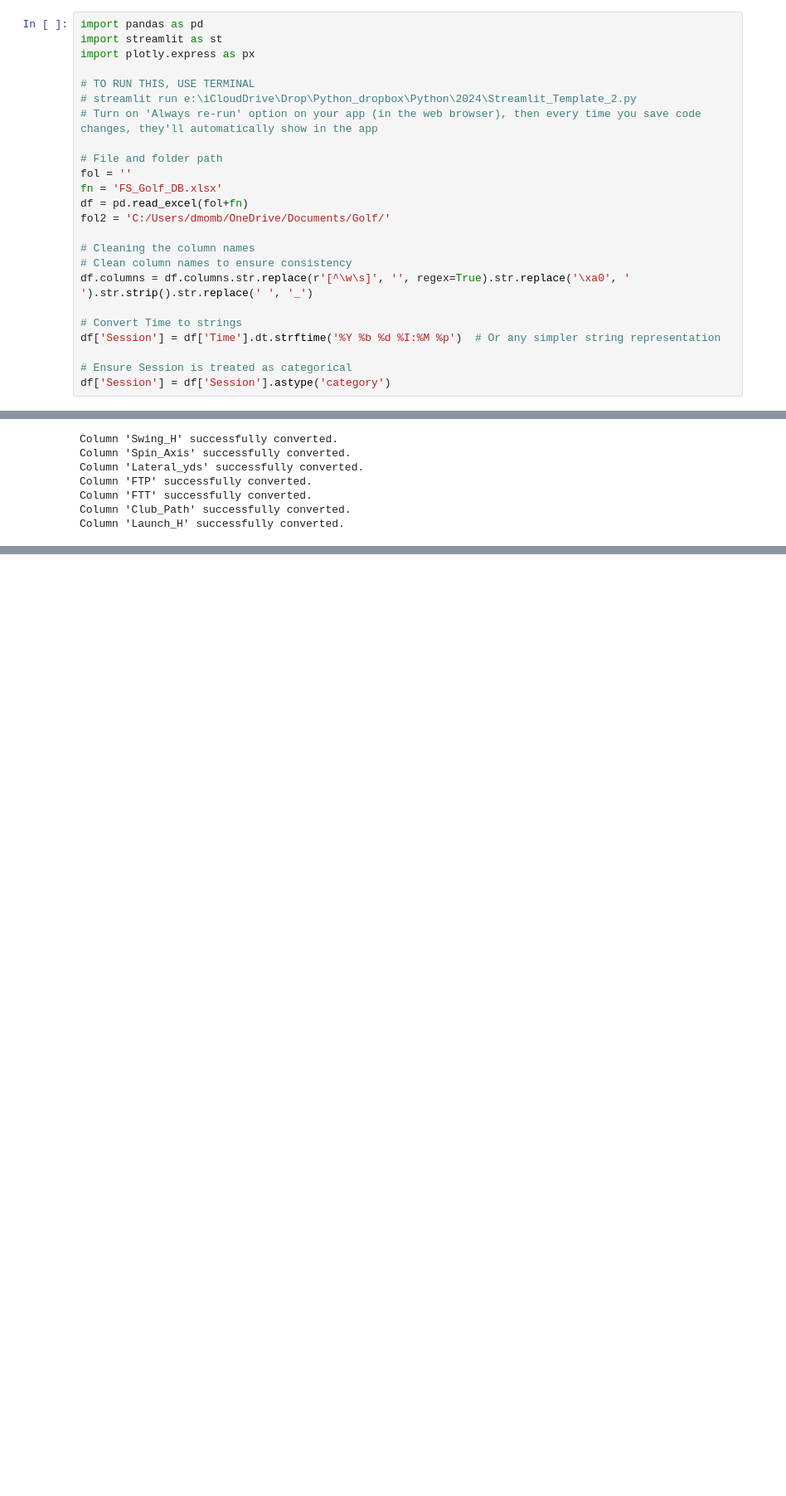
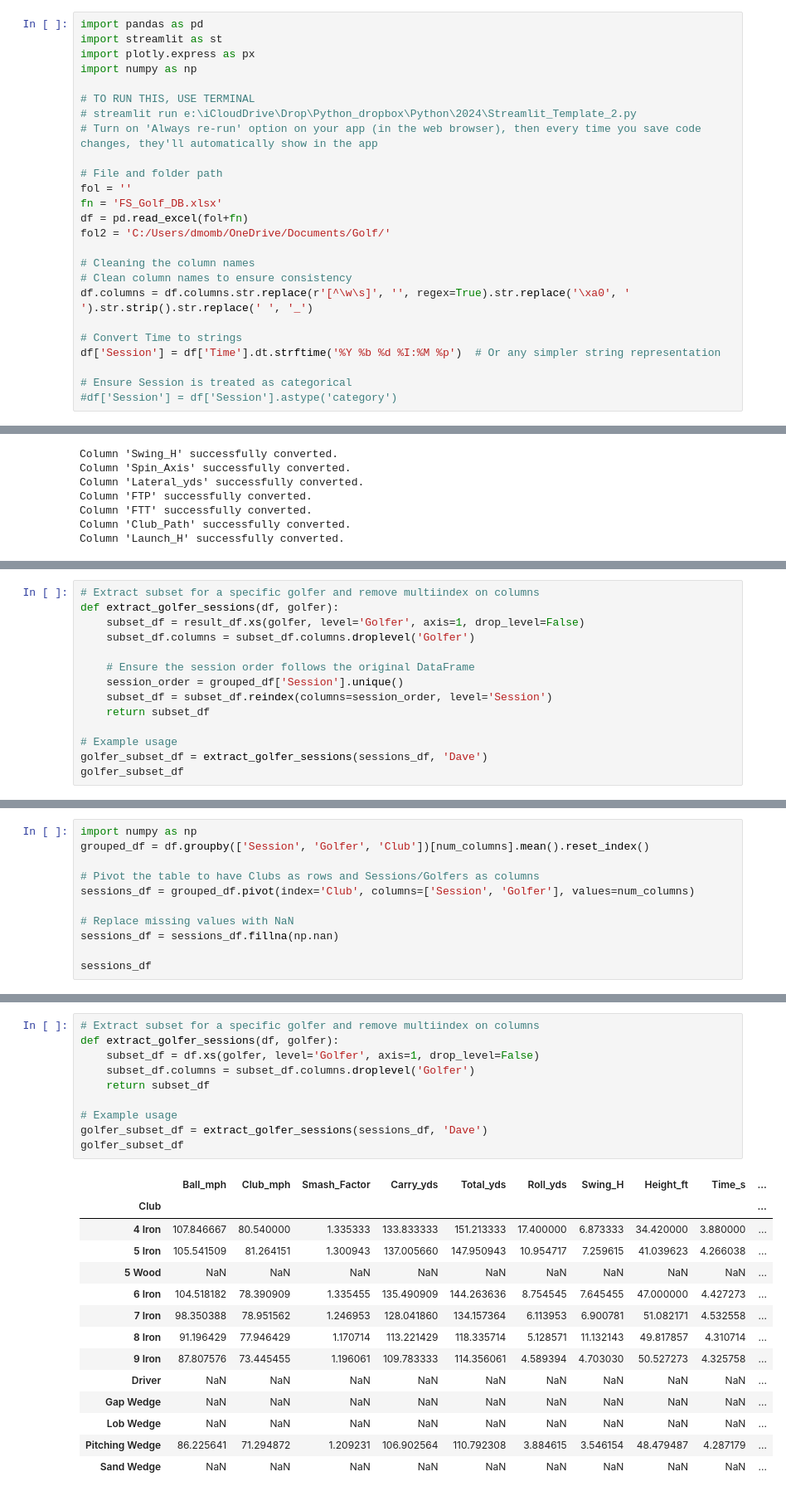
Before and after one commit to dmombo/GolfStats, a Jupyter notebook: Golf test2.ipynb, the cells around one changed output, grey strips where cells are left out. Shown: that part at 83% size. Saved outputs shown, nothing was run; the diff lists cells and outputs as text; blank space fills up the shorter version.

```diff
--- a/Golf test2.ipynb
+++ b/Golf test2.ipynb
@@ -2,6 +2,7 @@
 import pandas as pd
 import streamlit as st
 import plotly.express as px
+import numpy as np
 
 # TO RUN THIS, USE TERMINAL
 # streamlit run e:\iCloudDrive\Drop\Python_dropbox\Python\2024\Streamlit_Template_2.py
@@ -21,7 +22,7 @@ df.columns = df.columns.str.replace(r'[^\w\s]', '', regex=True).str.replace('\xa
 df['Session'] = df['Time'].dt.strftime('%Y %b %d %I:%M %p')  # Or any simpler string representation
 
 # Ensure Session is treated as categorical
-df['Session'] = df['Session'].astype('category')
+#df['Session'] = df['Session'].astype('category')
 # %%
 df.columns
 # %% [output]
@@ -77,0 +316,14 @@ Column 'Launch_H' successfully converted.
+# %%
+# Extract subset for a specific golfer and remove multiindex on columns
+def extract_golfer_sessions(df, golfer):
+    subset_df = result_df.xs(golfer, level='Golfer', axis=1, drop_level=False)
+    subset_df.columns = subset_df.columns.droplevel('Golfer')
+
+    # Ensure the session order follows the original DataFrame
+    session_order = grouped_df['Session'].unique()
+    subset_df = subset_df.reindex(columns=session_order, level='Session')
+    return subset_df
+
+# Example usage
+golfer_subset_df = extract_golfer_sessions(sessions_df, 'Dave')
+golfer_subset_df
@@ -77,0 +382,11 @@ Column 'Launch_H' successfully converted.
+# %%
+import numpy as np
+grouped_df = df.groupby(['Session', 'Golfer', 'Club'])[num_columns].mean().reset_index()
+
+# Pivot the table to have Clubs as rows and Sessions/Golfers as columns
+sessions_df = grouped_df.pivot(index='Club', columns=['Session', 'Golfer'], values=num_columns)
+
+# Replace missing values with NaN
+sessions_df = sessions_df.fillna(np.nan)
+
+sessions_df
@@ -77,0 +438,25 @@ Column 'Launch_H' successfully converted.
+# %%
+# Extract subset for a specific golfer and remove multiindex on columns
+def extract_golfer_sessions(df, golfer):
+    subset_df = df.xs(golfer, level='Golfer', axis=1, drop_level=False)
+    subset_df.columns = subset_df.columns.droplevel('Golfer')
+    return subset_df
+
+# Example usage
+golfer_subset_df = extract_golfer_sessions(sessions_df, 'Dave')
+golfer_subset_df
+# %% [output]
+|  | Ball_mph | Club_mph | Smash_Factor | Carry_yds | Total_yds | Roll_yds | Swing_H | Height_ft | Time_s | ... |
+| Club |  |  |  |  |  |  |  |  |  | ... |
+| 4 Iron | 107.846667 | 80.540000 | 1.335333 | 133.833333 | 151.213333 | 17.400000 | 6.873333 | 34.420000 | 3.880000 | ... |
+| 5 Iron | 105.541509 | 81.264151 | 1.300943 | 137.005660 | 147.950943 | 10.954717 | 7.259615 | 41.039623 | 4.266038 | ... |
+| 5 Wood | NaN | NaN | NaN | NaN | NaN | NaN | NaN | NaN | NaN | ... |
+| 6 Iron | 104.518182 | 78.390909 | 1.335455 | 135.490909 | 144.263636 | 8.754545 | 7.645455 | 47.000000 | 4.427273 | ... |
+| 7 Iron | 98.350388 | 78.951562 | 1.246953 | 128.041860 | 134.157364 | 6.113953 | 6.900781 | 51.082171 | 4.532558 | ... |
+| 8 Iron | 91.196429 | 77.946429 | 1.170714 | 113.221429 | 118.335714 | 5.128571 | 11.132143 | 49.817857 | 4.310714 | ... |
+| 9 Iron | 87.807576 | 73.445455 | 1.196061 | 109.783333 | 114.356061 | 4.589394 | 4.703030 | 50.527273 | 4.325758 | ... |
+| Driver | NaN | NaN | NaN | NaN | NaN | NaN | NaN | NaN | NaN | ... |
+| Gap Wedge | NaN | NaN | NaN | NaN | NaN | NaN | NaN | NaN | NaN | ... |
+| Lob Wedge | NaN | NaN | NaN | NaN | NaN | NaN | NaN | NaN | NaN | ... |
+| Pitching Wedge | 86.225641 | 71.294872 | 1.209231 | 106.902564 | 110.792308 | 3.884615 | 3.546154 | 48.479487 | 4.287179 | ... |
+| Sand Wedge | NaN | NaN | NaN | NaN | NaN | NaN | NaN | NaN | NaN | ... |
```
Also changed, not shown: parts of 21 cells of this notebook, 4 other files.
